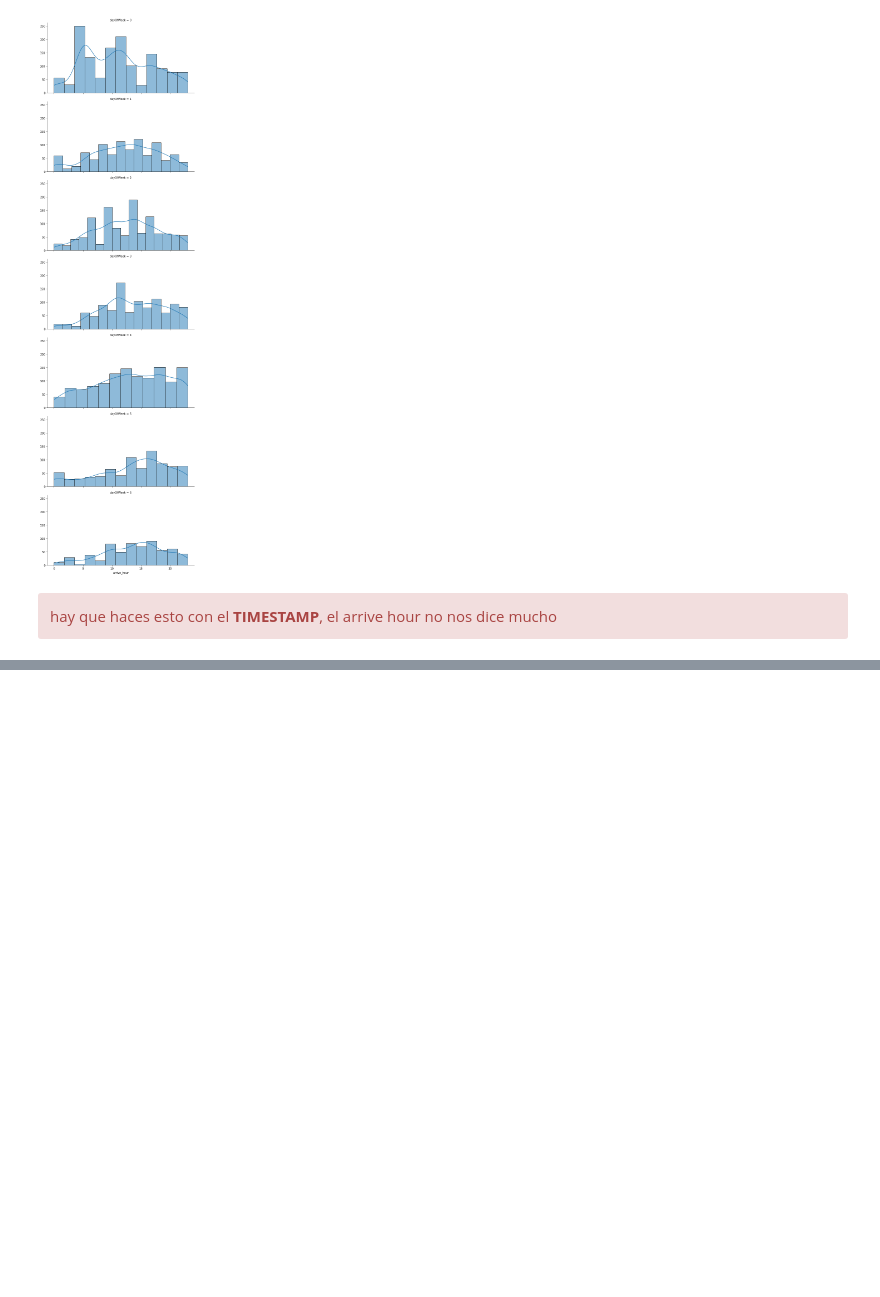
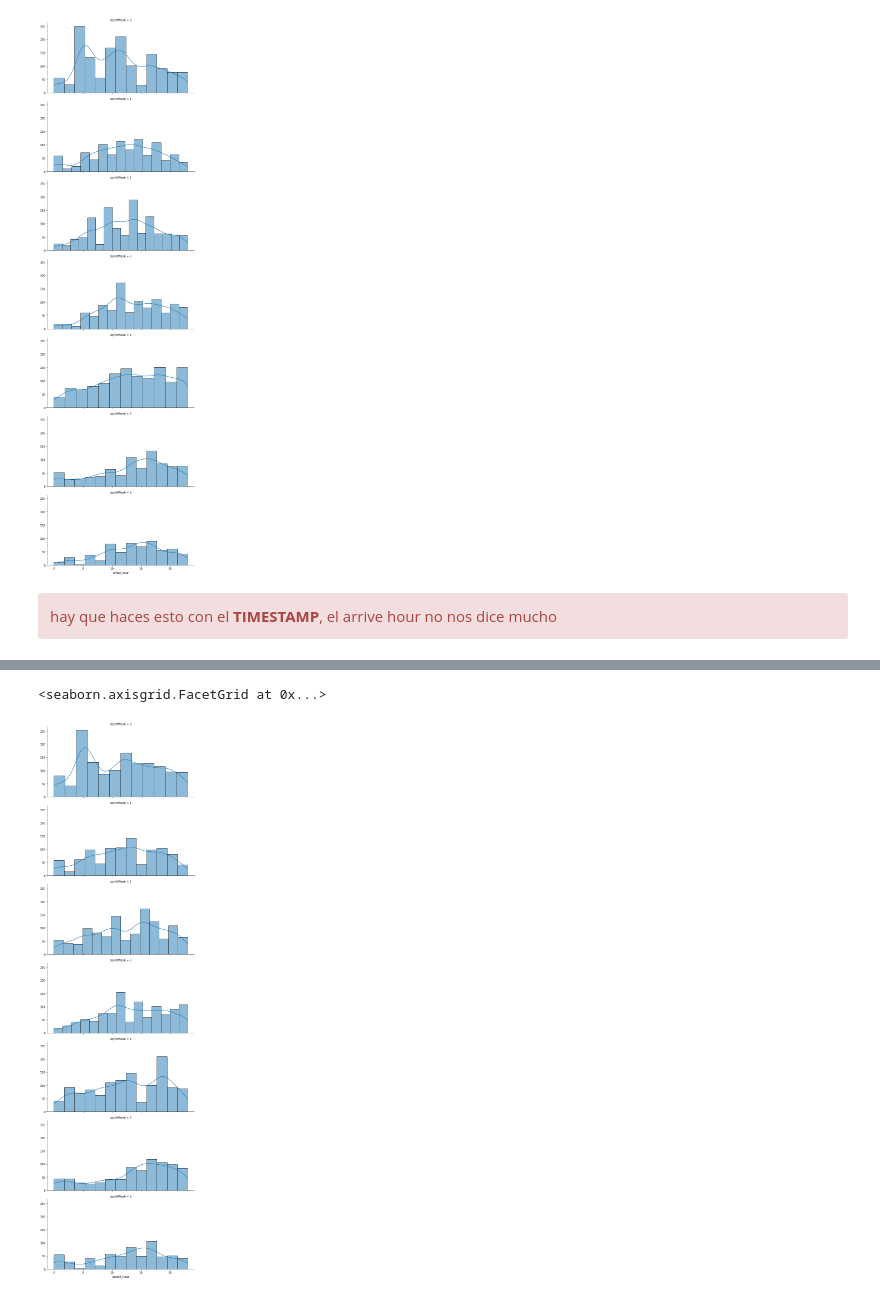
Before and after one commit to julietahocsman/goproject, a Jupyter notebook: notebooks/EDA BA.ipynb, the cells around one changed output, grey strips where cells are left out. Cells and saved outputs as stored; diff of their text form; code cells hidden in the pictures; blank space fills up the shorter version.

```diff
--- a/notebooks/EDA BA.ipynb
+++ b/notebooks/EDA BA.ipynb
@@ -100,0 +114,3 @@ g.map(sns.histplot, "arrive_hour", kde=True)
+# %%
+data['timestamp'] = pd.to_datetime(data['timestamp'], utc=True, errors='coerce')
+data['timestamp'].dtype
@@ -100,0 +119,7 @@ g.map(sns.histplot, "arrive_hour", kde=True)
+# %%
+data['timestamp'] = data.timestamp.dt.strftime("%Y-%m-%d %H:%M:%S")
+# %%
+data['timestamp'] = pd.to_datetime(data['timestamp'])
+# %%
+data["search_hour"] = data["timestamp"].dt.hour
+data
@@ -100,0 +140,6 @@ g.map(sns.histplot, "arrive_hour", kde=True)
+# %%
+g = sns.FacetGrid(data, row="dayOfWeek", height=4, aspect=2)
+g.map(sns.histplot, "search_hour", kde=True)
+# %% [output]
+<seaborn.axisgrid.FacetGrid at 0x...>
+[figure, added]
```
Also changed, not shown: parts of 6 cells of this notebook, 3 other files.
